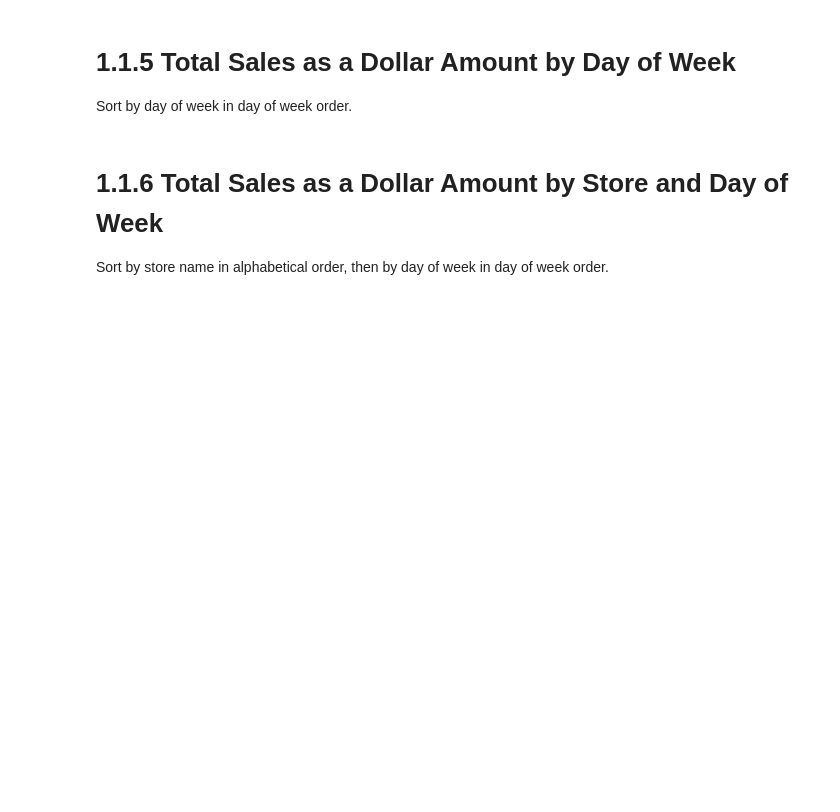
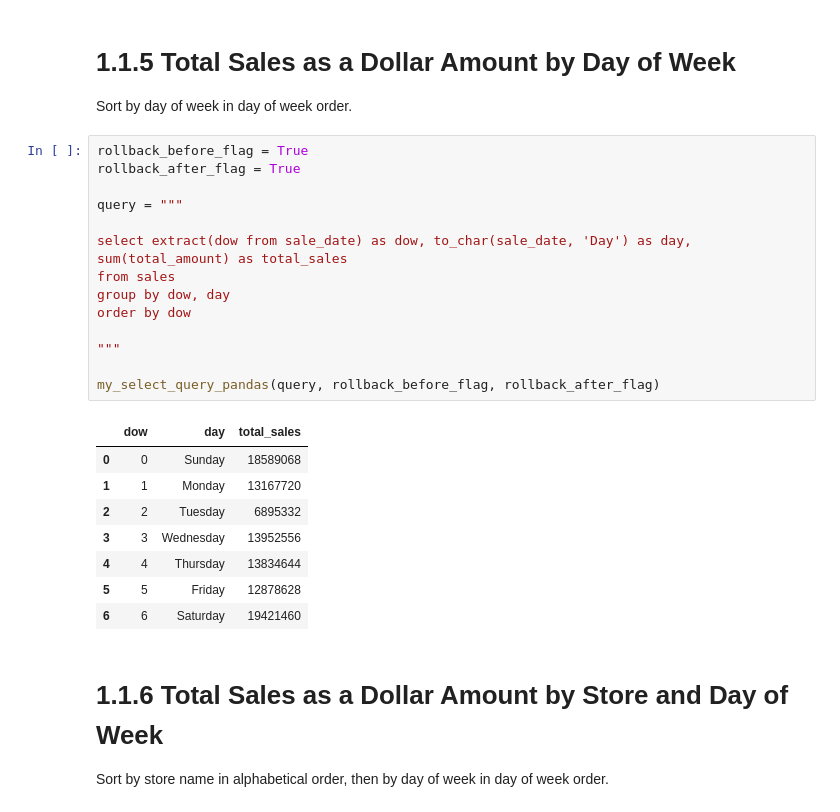
Before and after one commit to jvgalvin/Portfolio, a Jupyter notebook: project_1_1.ipynb, the cells around one changed output. Saved outputs shown, nothing was run; the diff lists cells and outputs as text; blank space fills up the shorter version.

```diff
--- a/project_1_1.ipynb
+++ b/project_1_1.ipynb
@@ -177,6 +214,29 @@ Sort by store name in alphabetical order, then by month full name in calendar or
 # 1.1.5 Total Sales as a Dollar Amount by Day of Week
 
 Sort by day of week in day of week order.
+# %%
+rollback_before_flag = True
+rollback_after_flag = True
+
+query = """
+
+select extract(dow from sale_date) as dow, to_char(sale_date, 'Day') as day, sum(total_amount) as total_sales
+from sales
+group by dow, day
+order by dow
+
+"""
+
+my_select_query_pandas(query, rollback_before_flag, rollback_after_flag)
+# %% [output]
+|  | dow | day | total_sales |
+| 0 | 0 | Sunday | 18589068 |
+| 1 | 1 | Monday | 13167720 |
+| 2 | 2 | Tuesday | 6895332 |
+| 3 | 3 | Wednesday | 13952556 |
+| 4 | 4 | Thursday | 13834644 |
+| 5 | 5 | Friday | 12878628 |
+| 6 | 6 | Saturday | 19421460 |
 # %% [markdown]
 # 1.1.6 Total Sales as a Dollar Amount by Store and Day of Week
 
```
Also changed, not shown: parts of 8 cells of this notebook.
